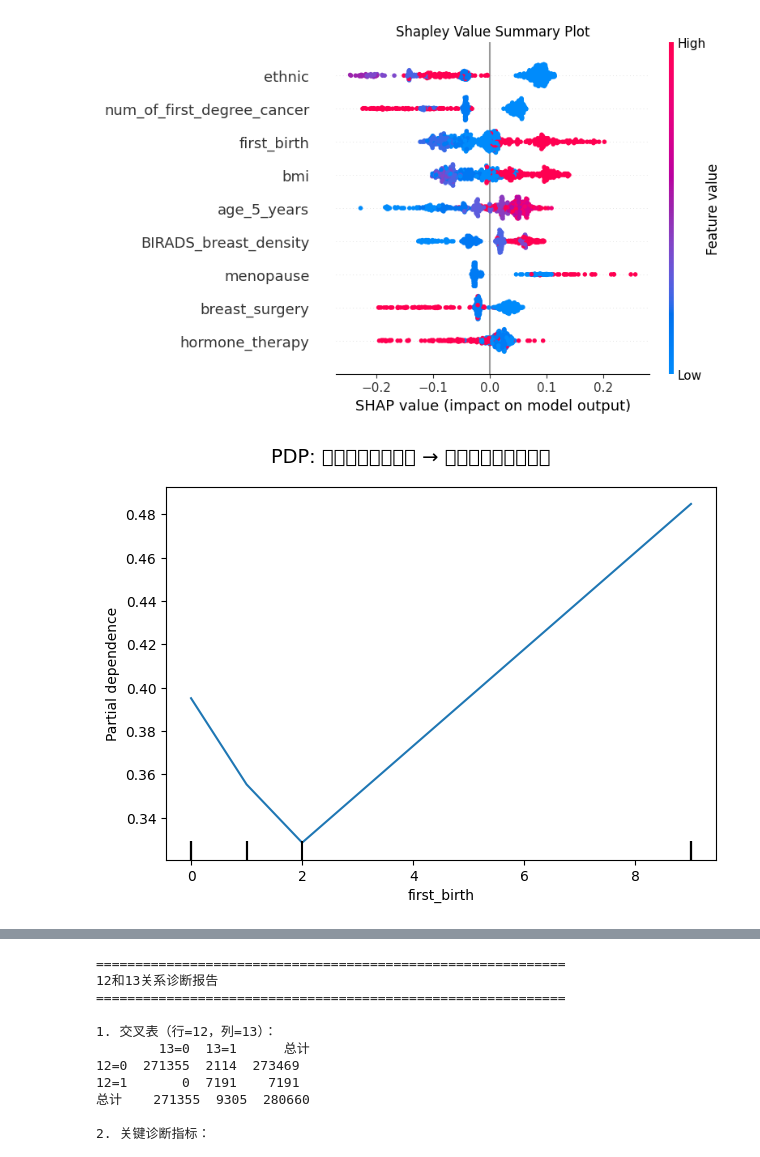
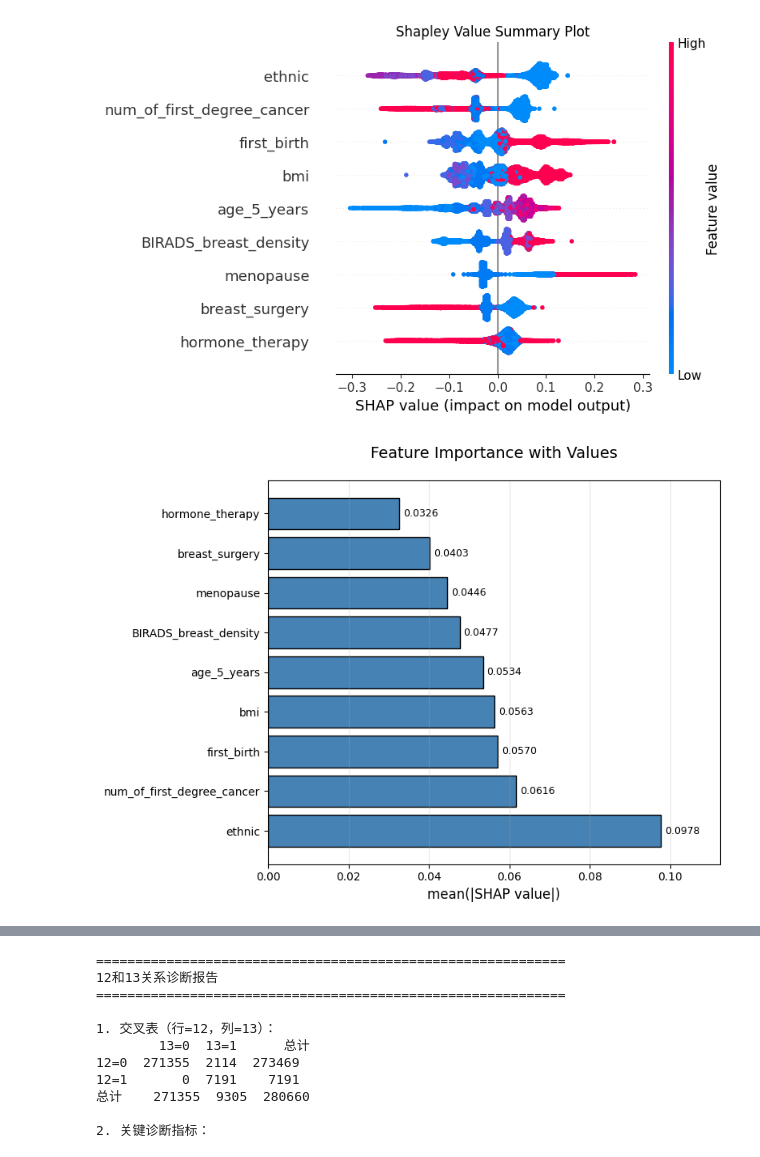
Before and after one commit to HMS-Cleveland/Questionary_logist, a Jupyter notebook: 非线性逻辑回归_附带2个患癌.ipynb, the cells around one changed output, grey strips where cells are left out. Drawn from its saved outputs; the diff is of its cells as text; code cells hidden in the pictures.

```diff
--- a/非线性逻辑回归_附带2个患癌.ipynb
+++ b/非线性逻辑回归_附带2个患癌.ipynb
@@ -55,11 +55,11 @@ y_train_res = y_train
 
 # 4. 构建非线性逻辑回归管道
 model_pipeline = Pipeline([
-    ('poly', PolynomialFeatures(degree=2, include_bias=False)),  # 二次非线性扩展
+    ('poly', PolynomialFeatures(degree=3, include_bias=False)),  # 二次非线性扩展
     ('scaler', StandardScaler()),  # 标准化多项式特征
     ('logreg', LogisticRegression(
         penalty='l2',
-        C=0.008,  # 正则化强度（值越小正则越强）
+        C=0.01,  # 正则化强度（值越小正则越强）
         solver='lbfgs',  # 高精度求解器[2,6](@ref)
         max_iter=5000,  # 确保收敛
         #class_weight={0: 1, 1: 15},  # 大幅提高阳性样本权重[3](@ref)
@@ -115,8 +115,8 @@ from tqdm import tqdm
 # 0. 统一背景 & 全局样本池
 COMMON_BG = X_train_res.sample(500, random_state=42)
 bg_vals    = COMMON_BG.values
-X_global  = X_test.sample(500, random_state=123)   # 100 条
-#X_global  = X_test
+#X_global  = X_test.sample(500, random_state=123)   # 100 条
+X_global  = X_test
 features  = X.columns
 M = X.shape[1]
 def pred_fn(X_arr):
@@ -201,37 +201,73 @@ plt.tight_layout()
 plt.show()
 
 
+# ========== 7. 带数值标注的 SHAP 条形图 ==========
+# 计算全局重要性（|SHAP| 均值）
+global_imp = np.abs(sv_k_matrix).mean(axis=0)  # shape: (9,)
+
+# 按重要性降序排序
+sorted_idx = np.argsort(global_imp)[::-1]  # [::-1] 实现降序
+sorted_features = [features[i] for i in sorted_idx]
+sorted_values = global_imp[sorted_idx]
+
+# 绘制条形图
+plt.figure(figsize=(8, 6))
+bars = plt.barh(sorted_features, sorted_values, color='steelblue', edgecolor='black')
+
+# 添加数值标注
+for i, (bar, value) in enumerate(zip(bars, sorted_values)):
+    # 标注在条形右侧，略微偏移
+    plt.text(
+        value + 0.001,  # x 位置：条形末端 + 偏移量
+        i,              # y 位置：条形中心线
+        f'{value:.4f}', # 文本：保留4位小数
+        va='center',    # 垂直对齐：居中
+        ha='left',      # 水平对齐：左对齐
+        fontsize=9,     # 字体大小
+        color='black'   # 字体颜色
+    )
+
+# 调整 x 轴范围，为标签留出空间
+plt.xlim(0, sorted_values.max() * 1.15)  # 右边多留15%空白
+
+# 添加标题和标签
+plt.xlabel('mean(|SHAP value|)', fontsize=12)
+plt.title('Feature Importance with Values', fontsize=14, pad=20)
+plt.grid(axis='x', alpha=0.3)
+plt.tight_layout()
+plt.show()
+
 # 1. 单变量 PDP ── 主效应方向
 from sklearn.inspection import PartialDependenceDisplay
 
 PartialDependenceDisplay.from_estimator(
     model_pipeline,                # 你的完整 pipeline
     X_train,                       # 训练集即可
     features=['first_birth'],
     kind='average',                # 平均掉交互
     subsample=1000, random_state=42,
     grid_resolution=50             # 更平滑
 )
 plt.suptitle('PDP: 一级亲属患癌人数 → 预测风险（主效应）', fontsize=14)
 plt.tight_layout()
 plt.show()
 
 
 # 选择要分析的特征（例如'age'）
 feature_name = 'num_of_first_degree_cancer'
 feature_index = X.columns.get_loc(feature_name)
 
 # 使用SHAP内置函数绘制散点图
 shap.dependence_plot(
     feature_index,
     sv_k_matrix,
     X_global,
     feature_names=X.columns.tolist(),
     show=False
 )
 plt.title(f"SHAP值散点图 - {feature_name}")
 plt.tight_layout()
 plt.show()
 # %% [output]
-[figure, old version]
+[figure, new version]
-[figure, old version]
+[figure, new version]
```
Also changed, not shown: parts of 1 cell of this notebook.
